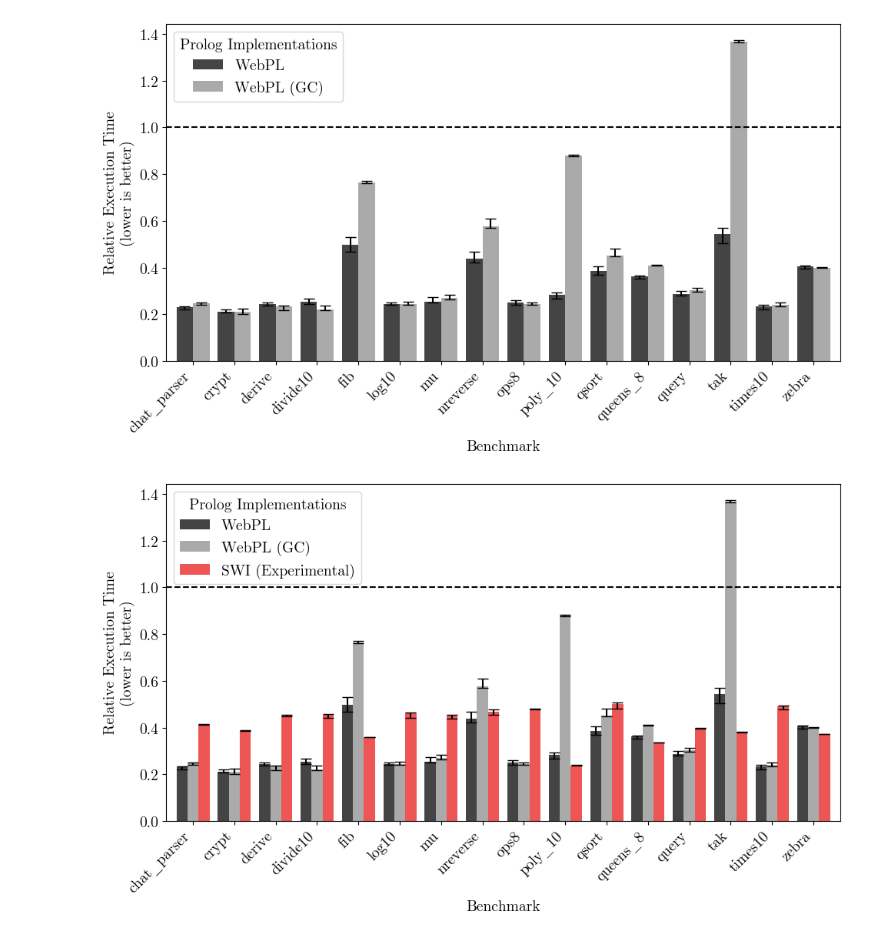
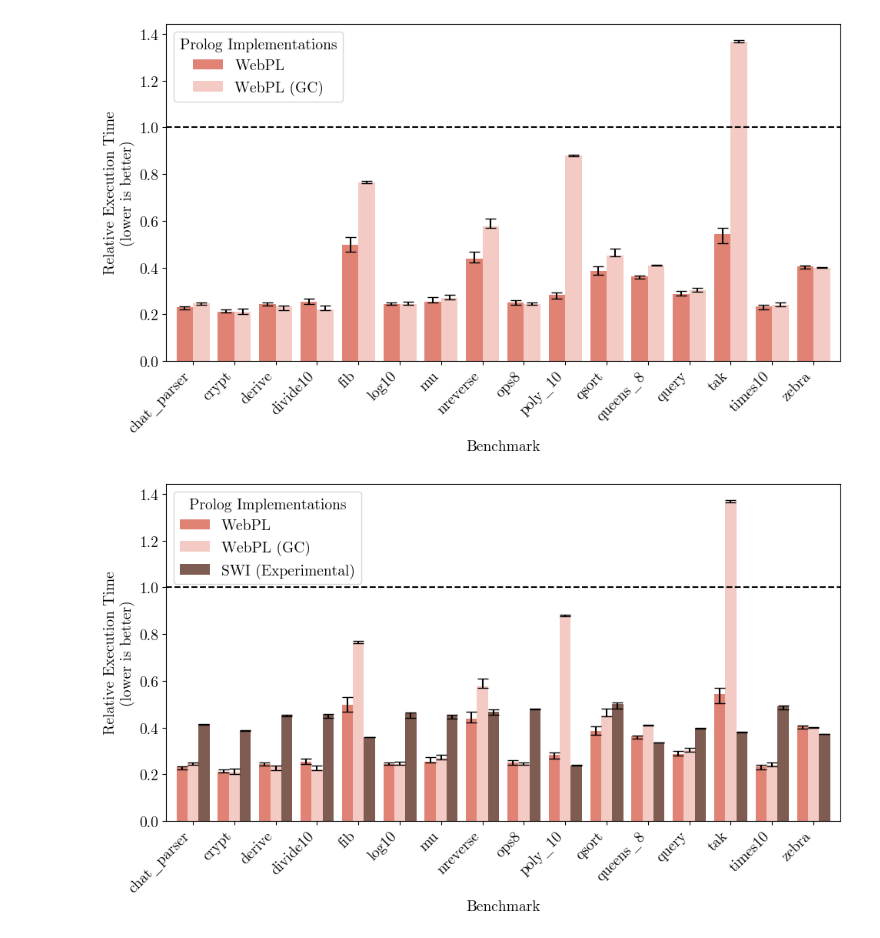
Before and after one commit to w-henderson/WebPL, a Jupyter notebook: docs/dissertation/graphs.ipynb, the cells around one changed output. Cells and saved outputs as stored; diff of their text form; code cells hidden in the pictures.

```diff
--- a/docs/dissertation/graphs.ipynb
+++ b/docs/dissertation/graphs.ipynb
@@ -32,27 +32,27 @@ for col in df.columns:
 # %%
 yerr = np.zeros((2, 2, 16))
 yerr[0] = np.transpose(relative.values - relativeMin.values)
 yerr[1] = np.transpose(relativeMax.values - relative.values)
 yerr = np.swapaxes(yerr, 0, 1)
 
-colours = ["#444444", "#aaaaaa"]
+colours = ["#e08374", "#f3cac4"]
 relative.plot(kind='bar', figsize=(10, 6), width=0.8, color=colours, yerr=yerr, capsize=5)
 plt.axhline(y=1, color='black', linestyle='--')
 plt.xlabel('Benchmark')
 plt.ylabel('Relative Execution Time\n(lower is better)')
 plt.xticks(rotation=45, ha='right')
 plt.tight_layout()
 plt.legend(title='Prolog Implementations')
 plt.savefig("relative_performance.pdf")
 # %% [output]
-[figure, old version]
+[figure, new version]
 # %%
 yerr = np.zeros((2, 3, 16))
 yerr[0] = np.transpose(relativeExnref.values - relativeExnrefMin.values)
 yerr[1] = np.transpose(relativeExnrefMax.values - relativeExnref.values)
 yerr = np.swapaxes(yerr, 0, 1)
 
-colours = ["#444444", "#aaaaaa", "#ee5555"]
+colours = ["#e08374", "#f3cac4", "#7f5c52"]
 relativeExnref.plot(kind='bar', figsize=(10, 6), width=0.8, color=colours, yerr=yerr, capsize=5)
 plt.axhline(y=1, color='black', linestyle='--')
 plt.xlabel('Benchmark')
@@ -62,7 +62,7 @@ plt.tight_layout()
 plt.legend(title='Prolog Implementations')
 plt.savefig("relative_performance_exnref.pdf")
 # %% [output]
-[figure, old version]
+[figure, new version]
 # %%
 # Load the CSV file
 dfMem = pd.read_csv("../../bench/memory/results.csv")
```
Also changed, not shown: parts of 4 cells of this notebook, 5 other files.
